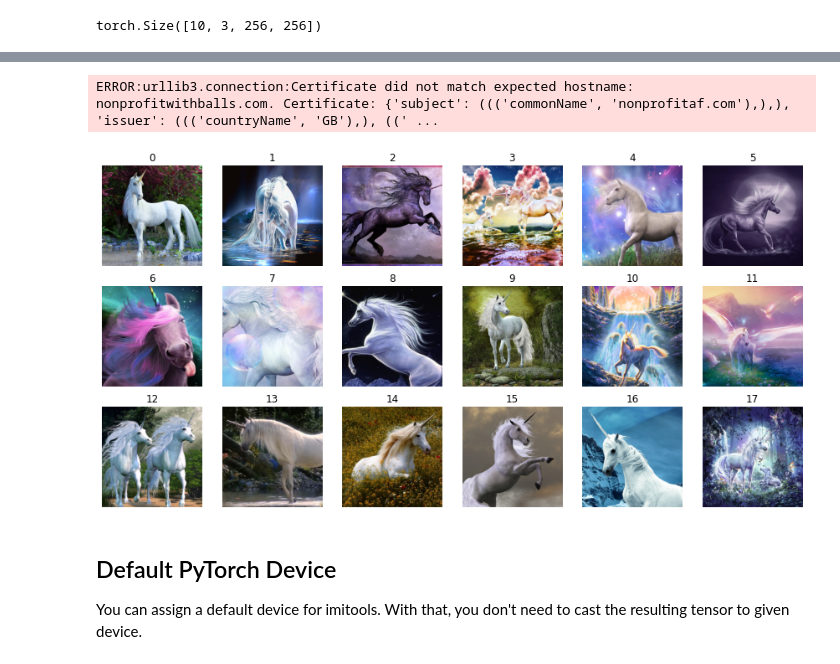
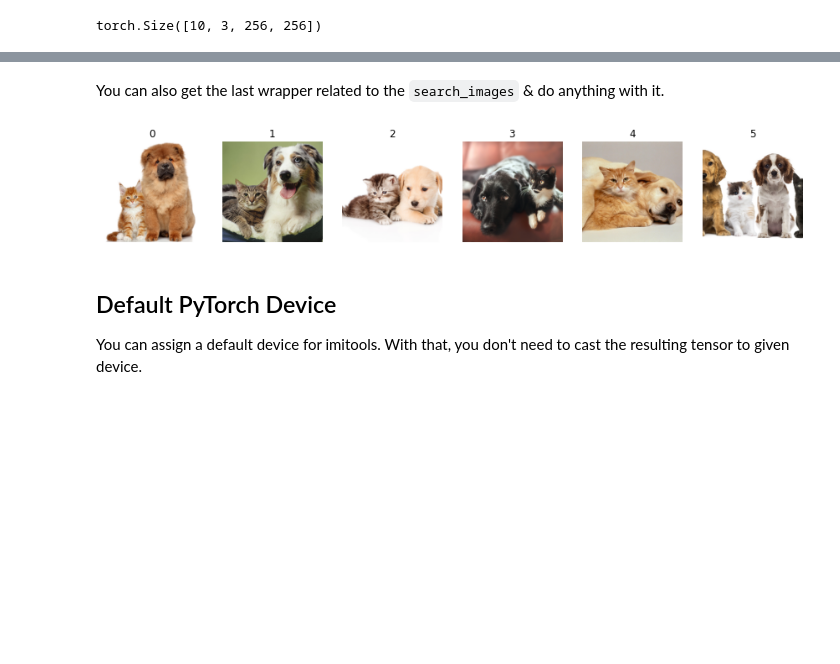
Before and after one commit to GDi4K/imitools, a Jupyter notebook: docs/tutorial.ipynb, the cells around one changed output, grey strips where cells are left out. Drawn from its saved outputs; the diff is of its cells as text; code cells hidden in the pictures; blank space fills up the shorter version.

```diff
--- a/docs/tutorial.ipynb
+++ b/docs/tutorial.ipynb
@@ -316,9 +297,9 @@ search_images("Cats & Dogs")
-# %%
-#Now we simply need to pass this to `.download()`
-I.download(search_images("Unicorns", max_results=20)).crop(256).show()
-# %% [output]
-ERROR:urllib3.connection:Certificate did not match expected hostname: nonprofitwithballs.com. Certificate: {'subject': ((('commonName', 'nonprofitaf.com'),),), 'issuer': ((('countryName', 'GB'),), ((' ...
-[figure, removed]
+# %% [markdown]
+You can also get the last wrapper related to the `search_images` & do anything with it.
+# %%
+I.search_history().crop(256).show()
+# %% [output]
+[figure, added]
 # %% [markdown]
 ## Default PyTorch Device
 
```
Also changed, not shown: parts of 29 cells of this notebook.
